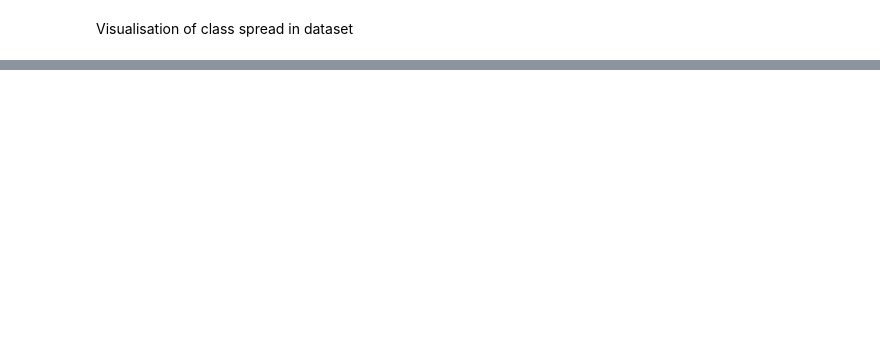
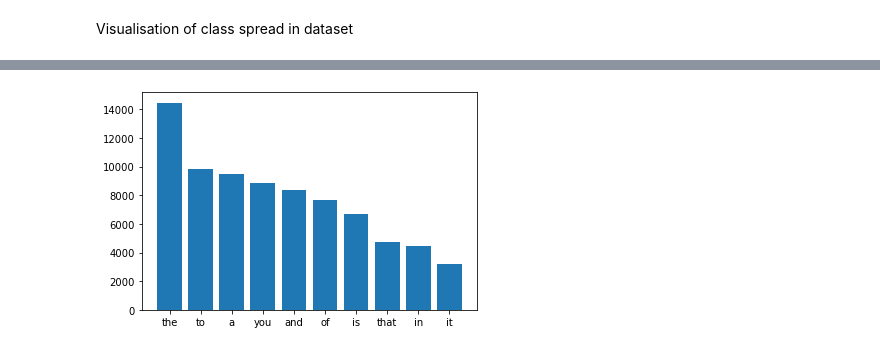
Before and after one commit to Dimitrisvas/group7_textClassification, a Jupyter notebook: class_spread_visualisation.ipynb, the cells around one changed output, grey strips where cells are left out. Cells and saved outputs as stored; diff of their text form; code cells hidden in the pictures; blank space fills up the shorter version.

```diff
--- a/class_spread_visualisation.ipynb
+++ b/class_spread_visualisation.ipynb
@@ -66,0 +133,22 @@ print(toxic)
+# %%
+from nltk.corpus import stopwords
+
+def plot_top_stopwords_barchart(text):
+    stop=set(stopwords.words('english'))
+
+    new= text.str.split()
+    new=new.values.tolist()
+    corpus=[word for i in new for word in i]
+    from collections import defaultdict
+    dic=defaultdict(int)
+    for word in corpus:
+        if word in stop:
+            dic[word]+=1
+
+    top=sorted(dic.items(), key=lambda x:x[1],reverse=True)[:10]
+    x,y=zip(*top)
+    plt.bar(x,y)
+# %%
+plot_top_stopwords_barchart(x['comment_text'])
+# %% [output]
+[figure, added]
```
Also changed, not shown: parts of 24 cells of this notebook, 4 other files.
